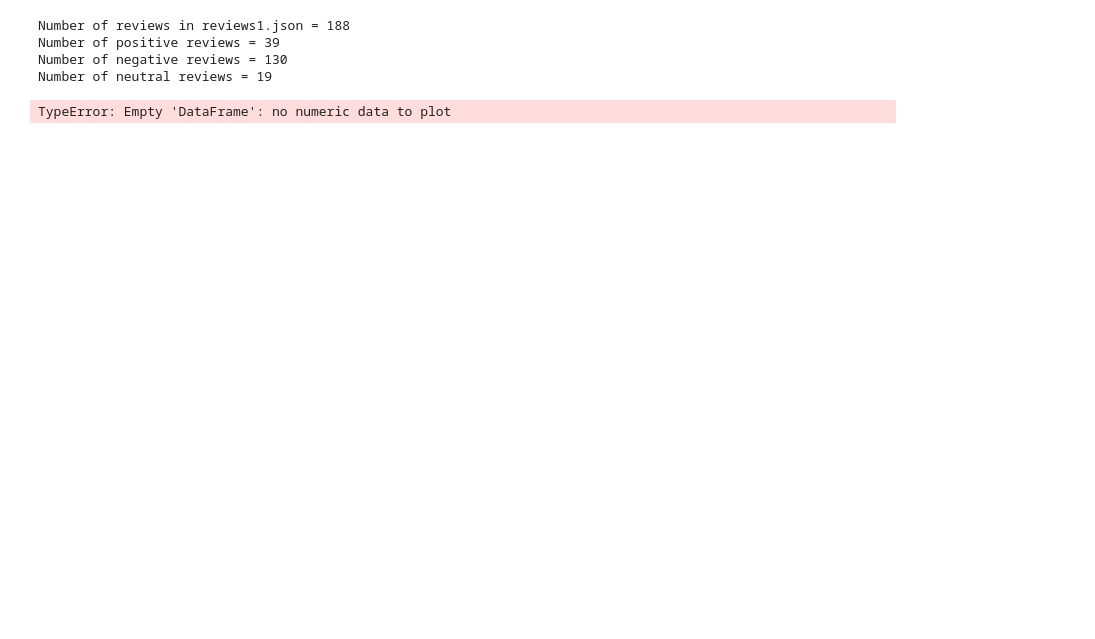
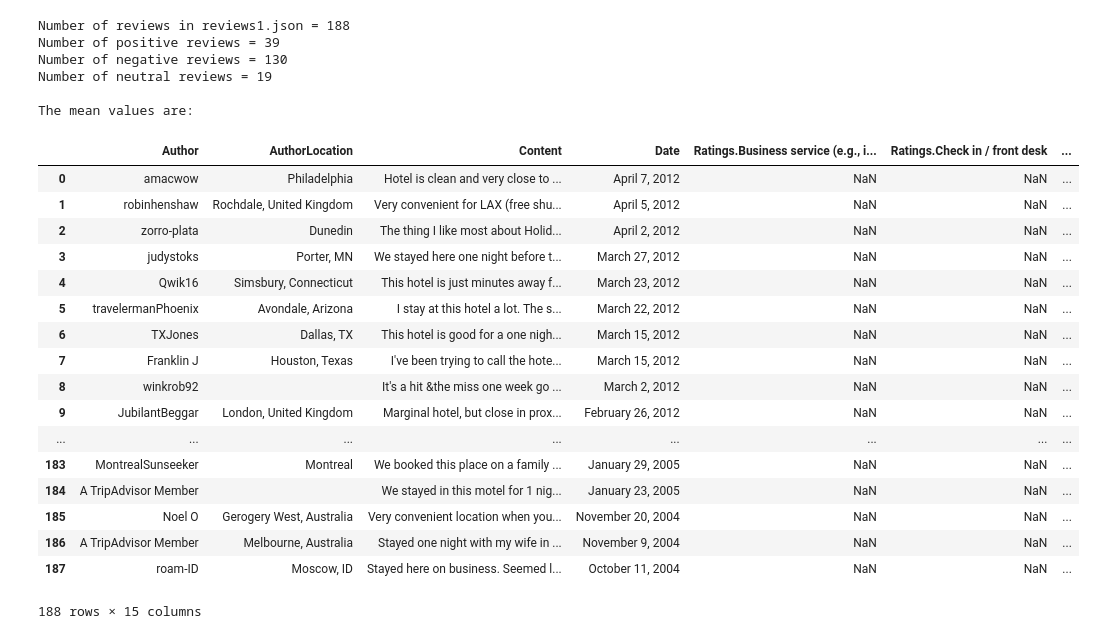
Before and after one commit to mohamedelkashif/sentiment-analysis-reviews, a Jupyter notebook: sentiment-analysis-reviews.ipynb, the cells around one changed output. Drawn from its saved outputs; the diff is of its cells as text; code cells hidden in the pictures; blank space fills up the shorter version.

```diff
--- a/sentiment-analysis-reviews.ipynb
+++ b/sentiment-analysis-reviews.ipynb
@@ -96,31 +96,56 @@ def learning_model(data,target):
     classifier = BernoulliNB().fit(data_train,target_train)
     predicted = classifier.predict(data_test)
     evaluate_model(target_test,predicted)
 
 
 def evaluate_model(target_true,target_predicted):
     print classification_report(target_true,target_predicted)
     print "The accuracy score is {:.2%}".format(accuracy_score(target_true,target_predicted))
 
 def main():
     data,target = load_file()
     tf_idf = preprocess()
     learning_model(tf_idf,target)
 # main()
 
 # Some statistics about the reviews:
 print("Number of reviews in reviews1.json = " + str(len(df.index)))
 positive_rev = (df['scores'] == 'positive').sum()
 negative_rev = (df['scores'] == 'negative').sum()
 neutral_rev = (df['scores'] == 'neutral').sum()
 print("Number of positive reviews =" + " "+str(positive_rev))
 print("Number of negative reviews =" + " "+str(negative_rev))
 print("Number of neutral reviews =" +" "+ str(neutral_rev))
 
 df.describe()
+
+print ('\nThe mean values are: ')
+
+df_X = pd.read_json(file1,typ='series')
+df_XX = json_normalize(df_X['Reviews'])
+df_XX
 # %% [output]
 Number of reviews in reviews1.json = 188
 Number of positive reviews = 39
 Number of negative reviews = 130
 Number of neutral reviews = 19
+
+The mean values are:
+|  | Author | AuthorLocation | Content | Date | Ratings.Business service (e.g., i... | Ratings.Check in / front desk | ... |
+| 0 | amacwow | Philadelphia | Hotel is clean and very close to ... | April 7, 2012 | NaN | NaN | ... |
+| 1 | robinhenshaw | Rochdale, United Kingdom | Very convenient for LAX (free shu... | April 5, 2012 | NaN | NaN | ... |
+| 2 | zorro-plata | Dunedin | The thing I like most about Holid... | April 2, 2012 | NaN | NaN | ... |
+| 3 | judystoks | Porter, MN | We stayed here one night before t... | March 27, 2012 | NaN | NaN | ... |
+| 4 | Qwik16 | Simsbury, Connecticut | This hotel is just minutes away f... | March 23, 2012 | NaN | NaN | ... |
+| 5 | travelermanPhoenix | Avondale, Arizona | I stay at this hotel a lot. The s... | March 22, 2012 | NaN | NaN | ... |
+| 6 | TXJones | Dallas, TX | This hotel is good for a one nigh... | March 15, 2012 | NaN | NaN | ... |
+| 7 | Franklin J | Houston, Texas | I've been trying to call the hote... | March 15, 2012 | NaN | NaN | ... |
+| 8 | winkrob92 |  | It's a hit &the miss one week go ... | March 2, 2012 | NaN | NaN | ... |
+| 9 | JubilantBeggar | London, United Kingdom | Marginal hotel, but close in prox... | February 26, 2012 | NaN | NaN | ... |
+| ... | ... | ... | ... | ... | ... | ... | ... |
+| 183 | MontrealSunseeker | Montreal | We booked this place on a family ... | January 29, 2005 | NaN | NaN | ... |
+| 184 | A TripAdvisor Member |  | We stayed in this motel for 1 nig... | January 23, 2005 | NaN | NaN | ... |
+| 185 | Noel O | Gerogery West, Australia | Very convenient location when you... | November 20, 2004 | NaN | NaN | ... |
+| 186 | A TripAdvisor Member | Melbourne, Australia | Stayed one night with my wife in ... | November 9, 2004 | NaN | NaN | ... |
+| 187 | roam-ID | Moscow, ID | Stayed here on business. Seemed l... | October 11, 2004 | NaN | NaN | ... |
-TypeError: Empty 'DataFrame': no numeric data to plot
+188 rows × 15 columns
```
